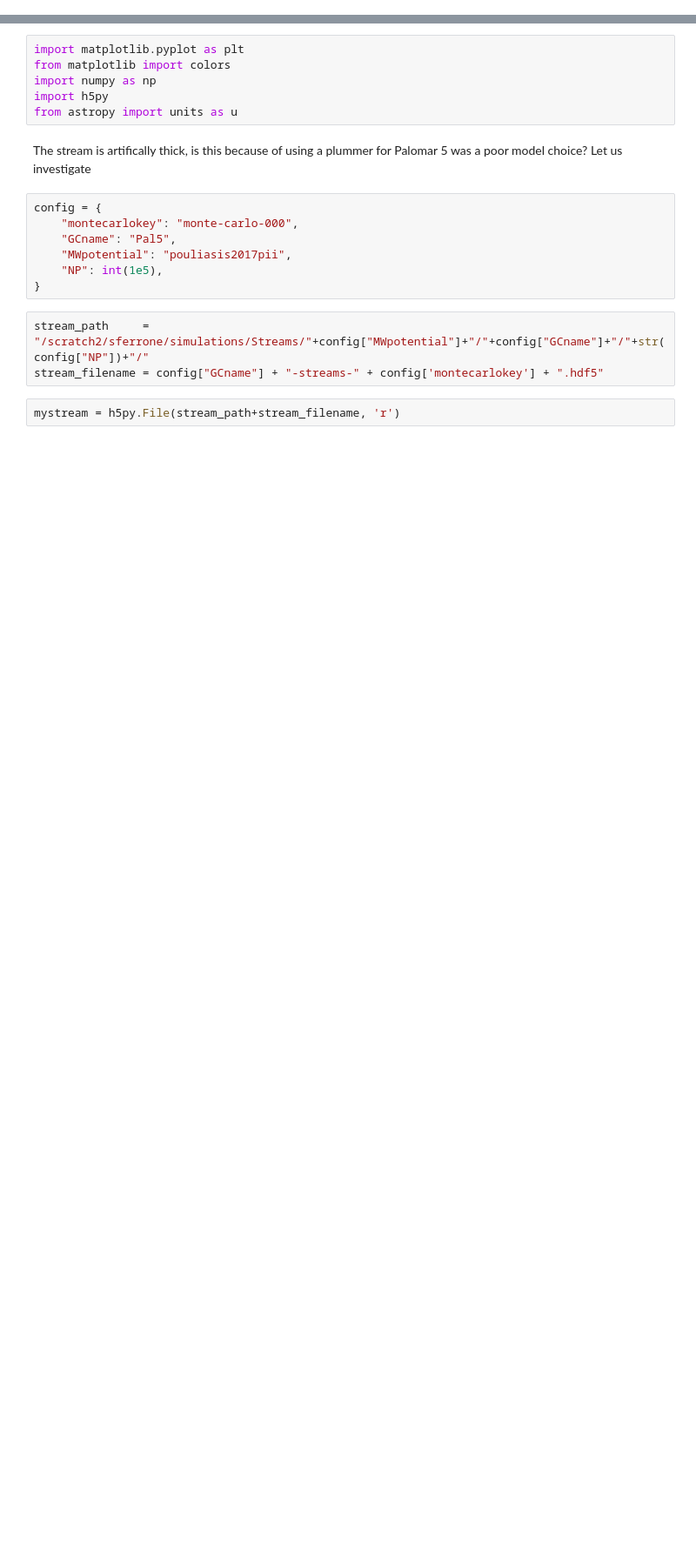
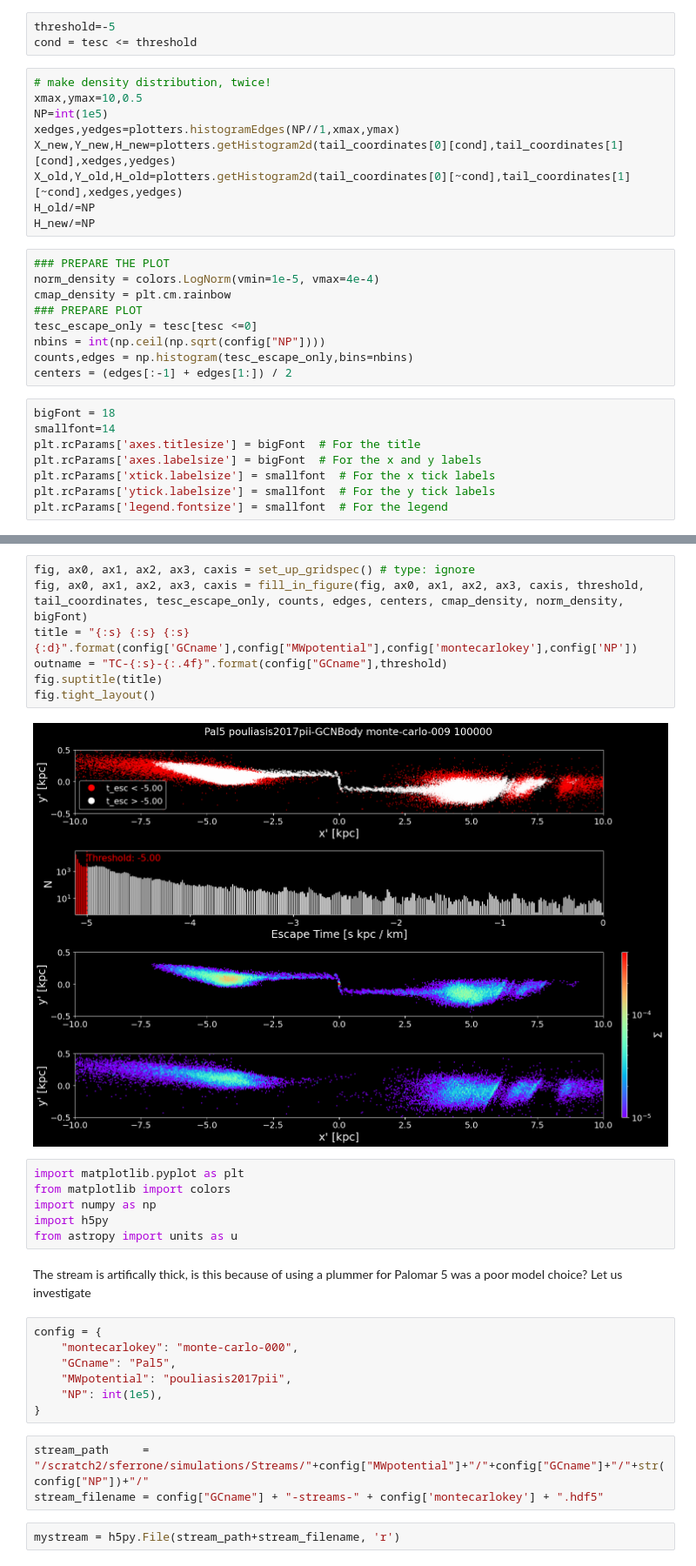
Before and after one commit to salvatore-ferrone/stream_analysis, a Jupyter notebook: questions/initial-escapers-distributions/initial_escapers.ipynb, the cells around one changed output, grey strips where cells are left out. Shown at 87% size. Saved outputs shown, nothing was run; the diff lists cells and outputs as text; blank space fills up the shorter version.

Commit message:
escape time plots are nice

```diff
--- a/questions/initial-escapers-distributions/initial_escapers.ipynb
+++ b/questions/initial-escapers-distributions/initial_escapers.ipynb
@@ -64 +56,30 @@ bincolors = cmap(norm(centers))
+# %%
+threshold=-5
+cond = tesc <= threshold
+# %%
+# make density distribution, twice!
+xmax,ymax=10,0.5
+NP=int(1e5)
+xedges,yedges=plotters.histogramEdges(NP//1,xmax,ymax)
+X_new,Y_new,H_new=plotters.getHistogram2d(tail_coordinates[0][cond],tail_coordinates[1][cond],xedges,yedges)
+X_old,Y_old,H_old=plotters.getHistogram2d(tail_coordinates[0][~cond],tail_coordinates[1][~cond],xedges,yedges)
+H_old/=NP
+H_new/=NP
+# %%
+### PREPARE THE PLOT
+norm_density = colors.LogNorm(vmin=1e-5, vmax=4e-4)
+cmap_density = plt.cm.rainbow
+### PREPARE PLOT
+tesc_escape_only = tesc[tesc <=0]
+nbins = int(np.ceil(np.sqrt(config["NP"])))
+counts,edges = np.histogram(tesc_escape_only,bins=nbins)
+centers = (edges[:-1] + edges[1:]) / 2
+# %%
+bigFont = 18
+smallfont=14
+plt.rcParams['axes.titlesize'] = bigFont  # For the title
+plt.rcParams['axes.labelsize'] = bigFont  # For the x and y labels
+plt.rcParams['xtick.labelsize'] = smallfont  # For the x tick labels
+plt.rcParams['ytick.labelsize'] = smallfont  # For the y tick labels
+plt.rcParams['legend.fontsize'] = smallfont  # For the legend
 # %%
@@ -117,3 +134,12 @@ fig, ax0, ax1, ax2, ax3, caxis = fill_in_figure(fig, ax0, ax1, ax2, ax3, caxis,
+# %%
+fig, ax0, ax1, ax2, ax3, caxis = set_up_gridspec() # type: ignore
+fig, ax0, ax1, ax2, ax3, caxis = fill_in_figure(fig, ax0, ax1, ax2, ax3, caxis, threshold, tail_coordinates, tesc_escape_only, counts, edges, centers, cmap_density, norm_density, bigFont)
+title = "{:s} {:s} {:s} {:d}".format(config['GCname'],config["MWpotential"],config['montecarlokey'],config['NP'])
+outname = "TC-{:s}-{:.4f}".format(config["GCname"],threshold)
+fig.suptitle(title)
+fig.tight_layout()
+# %% [output]
+[figure, added]
 # %%
 import matplotlib.pyplot as plt
 from matplotlib import colors
```
Also changed, not shown: parts of 11 cells of this notebook, 5 other files.
